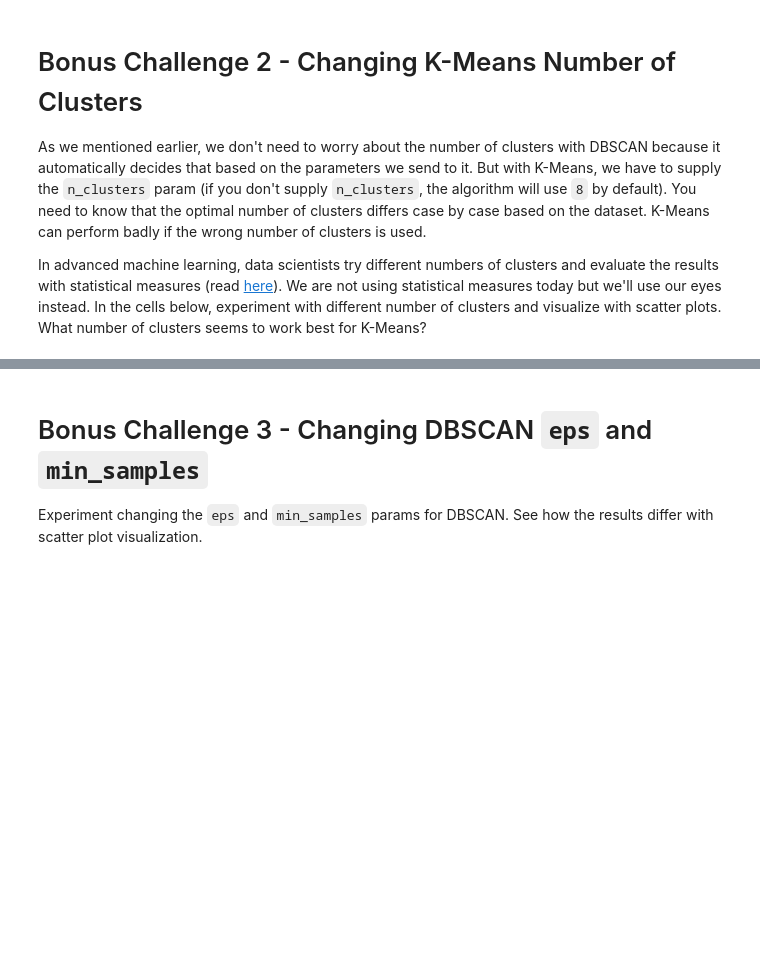
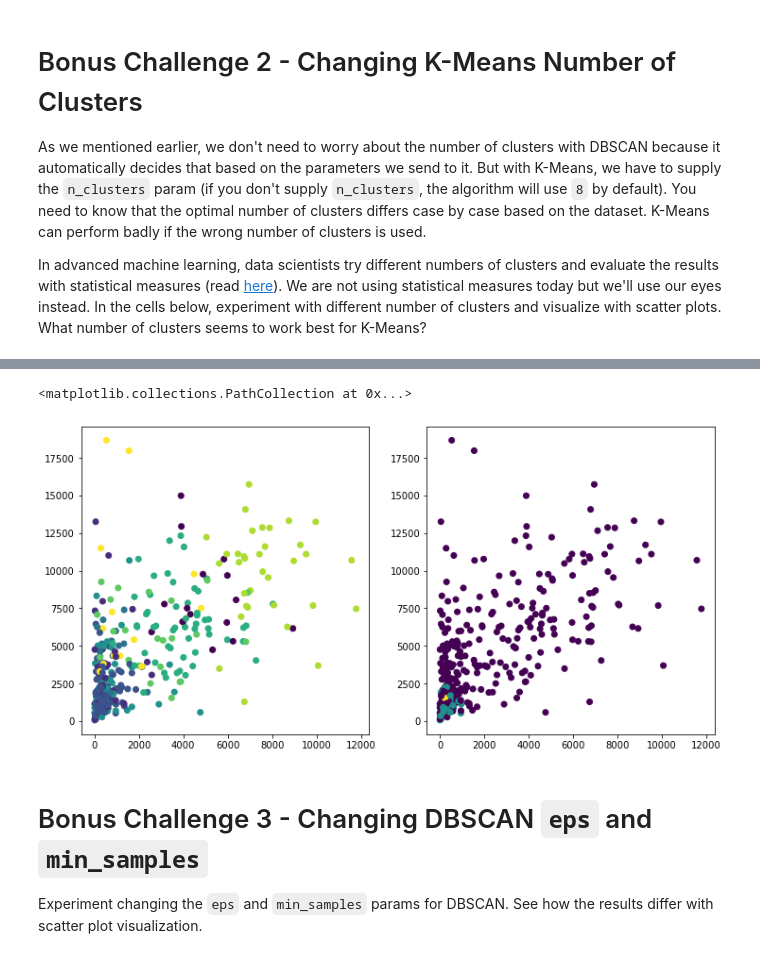
Before and after one commit to ironhack-bcn-data-pt/44-lab-unsupervised-learning, a Jupyter notebook: your-code/main.ipynb, the cells around one changed output, grey strips where cells are left out. Drawn from its saved outputs; the diff is of its cells as text; code cells hidden in the pictures; blank space fills up the shorter version.

```diff
--- a/your-code/main.ipynb
+++ b/your-code/main.ipynb
@@ -467,3 +517,13 @@ In advanced machine learning, data scientists try different numbers of clusters
+# %%
+kmodel = KMeans(n_clusters=9)
+kmodel.fit(customers_scale)
+df['labels'] = kmodel.fit(customers_scale).labels_
+fig, axes = plt.subplots(1,2,figsize=(12,6))
+axes[0].scatter(x=df['Detergents_Paper'],y=df['Milk'],c=df['labels'])
+axes[1].scatter(x=df['Detergents_Paper'],y=df['Milk'],c=df['labels_DBSCAN'])
+# %% [output]
+<matplotlib.collections.PathCollection at 0x...>
+[figure, added]
 # %% [markdown]
 # Bonus Challenge 3 - Changing DBSCAN `eps` and `min_samples`
 
```
Also changed, not shown: parts of 16 cells of this notebook.
